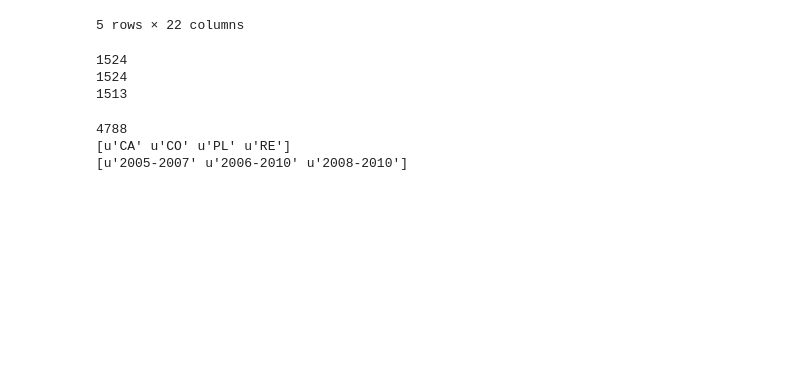
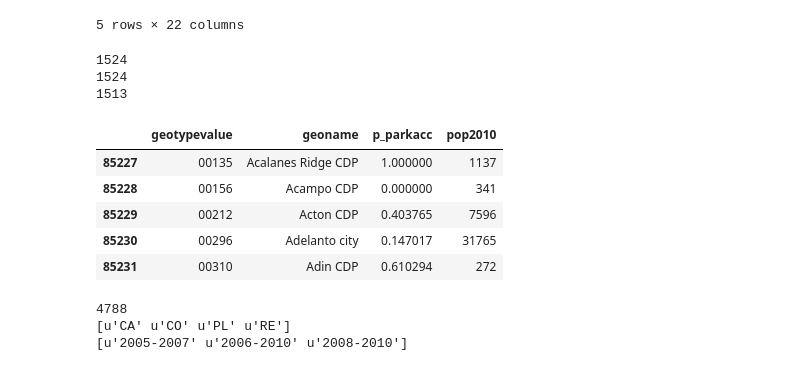
Before and after one commit to crsalviati/CA_Housing, a Jupyter notebook: Data_Build.ipynb, the cells around one changed output. Drawn from its saved outputs; the diff is of its cells as text; code cells hidden in the pictures; blank space fills up the shorter version.

```diff
--- a/Data_Build.ipynb
+++ b/Data_Build.ipynb
@@ -25,21 +25,27 @@ hci.head()
 # %%
 #Keep data at Place level, for Total race only (Most granular level for which data is available for most indicators)
 hci = hci[(hci.geotype=="PL") & (hci.race_eth_code == 9)]
 #Limit to fields of interest (don't need names, get those from FIPS file below)
 hci = hci[['geotypevalue','geoname', 'p_parkacc', 'pop2010']]
 
 #Note: geotypevalue (FIPS Place code) is a unique key, but geoname is not -
 #There are instances of the same place name in multiple counties
 print hci.shape[0]
 print hci.geotypevalue.nunique()
 print hci.geoname.nunique()
 
 #print hci.loc[hci2.duplicated('geoname', keep=False)]
-#hci.head()
+hci.head()
 # %% [output]
 1524
 1524
 1513
+|  | geotypevalue | geoname | p_parkacc | pop2010 |
+| 85227 | 00135 | Acalanes Ridge CDP | 1.000000 | 1137 |
+| 85228 | 00156 | Acampo CDP | 0.000000 | 341 |
+| 85229 | 00212 | Acton CDP | 0.403765 | 7596 |
+| 85230 | 00296 | Adelanto city | 0.147017 | 31765 |
+| 85231 | 00310 | Adin CDP | 0.610294 | 272 |
 # %%
 #Read in HCI file for Gini Coefficient (read into temp df, then merge onto master hci df below)
 tempurl = 'https://github.com/crsalviati/CA_Housing/raw/master/Raw_Data/gini_place_county_region_st3-26-14.xlsx'
```
Also changed, not shown: parts of 11 cells of this notebook, 8 other files.
